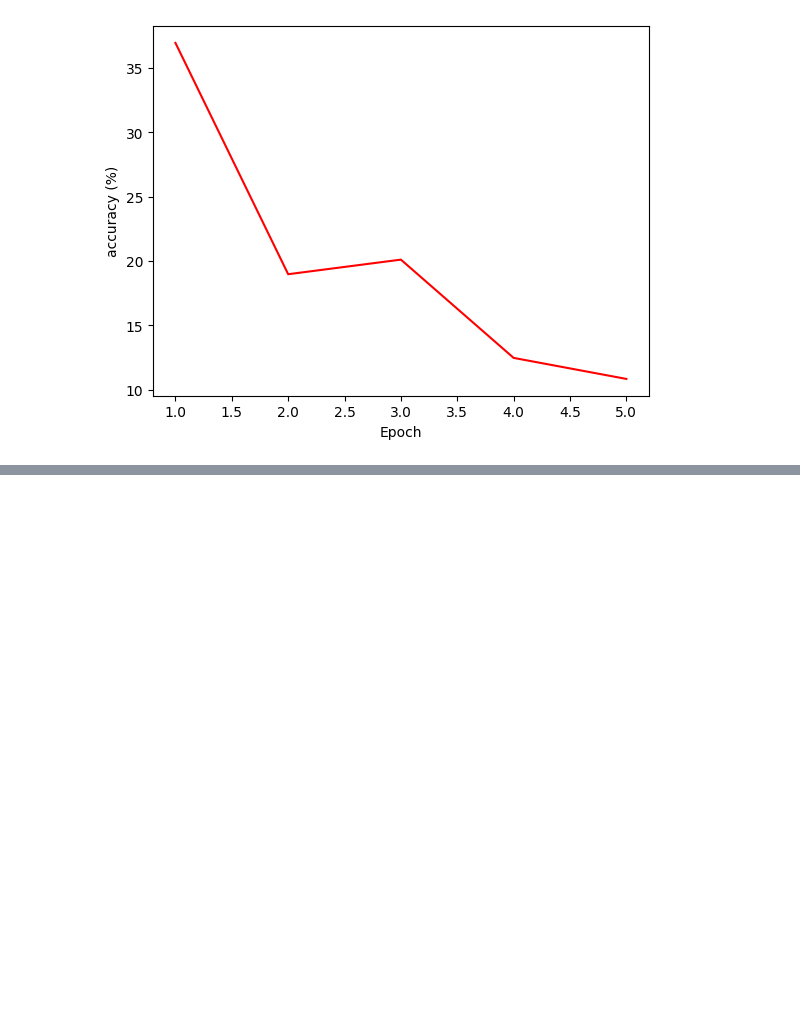
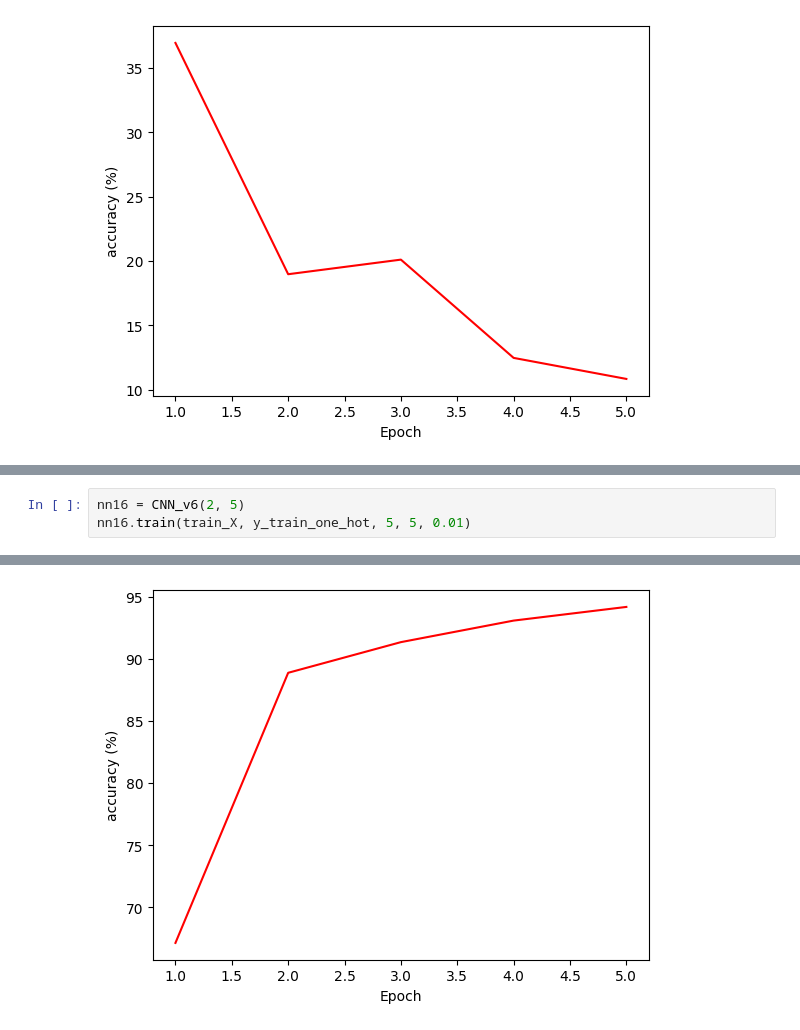
Before and after one commit to SROP6313/KDD_2023summer_course_HW, a Jupyter notebook: 20230731_HW_CNN/summer_course_HW6.ipynb, the cells around one changed output, grey strips where cells are left out. Drawn from its saved outputs; the diff is of its cells as text; blank space fills up the shorter version.

```diff
--- a/20230731_HW_CNN/summer_course_HW6.ipynb
+++ b/20230731_HW_CNN/summer_course_HW6.ipynb
@@ -1176,0 +1386,4 @@ Epoch 5, error = 0.32981538, training accuracy = 10.833 %, testing accuracy = 10
+# %%
+nn16 = CNN_v6(2, 5)
+nn16.train(train_X, y_train_one_hot, 5, 5, 0.01)
+# %% [output]
@@ -1176,0 +1395 @@ Epoch 5, error = 0.32981538, training accuracy = 10.833 %, testing accuracy = 10
+[figure, added]
```
Also changed, not shown: parts of 7 cells of this notebook, 1 other file.
